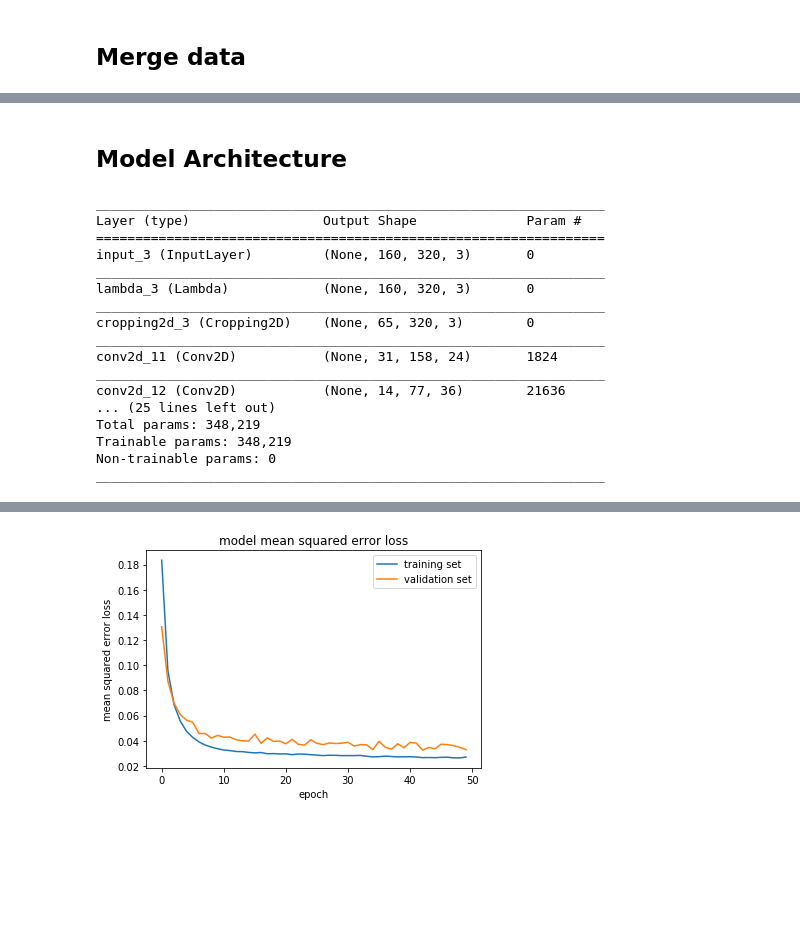
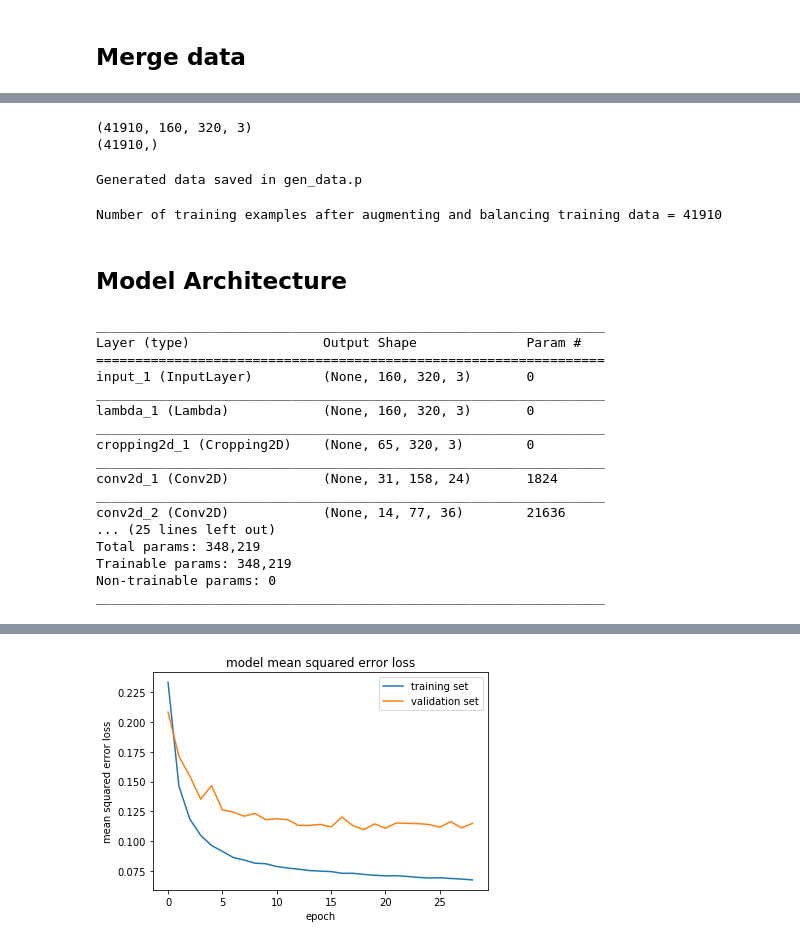
Before and after one commit to aimuch/CarND-Behavioral-Cloning-P3, a Jupyter notebook: train_mode.ipynb, the cells around one changed output, grey strips where cells are left out. Cells and saved outputs as stored; diff of their text form; code cells hidden in the pictures; blank space fills up the shorter version.

```diff
--- a/train_mode.ipynb
+++ b/train_mode.ipynb
@@ -165,0 +296,30 @@ print(y_train.shape)
+# %%
+print(X_train_processed.shape)
+print(y_train_processed.shape)
+# %% [output]
+(41910, 160, 320, 3)
+(41910,)
+# %%
+import pickle
+
+train_dataset_file = "gen_data.p"
+
+pickle.dump({
+        "features" : X_train_processed,
+        "labels" : y_train_processed
+    }, open(train_dataset_file, "wb" ),protocol=4)
+print("Generated data saved in", train_dataset_file)
+# %% [output]
+Generated data saved in gen_data.p
+# %%
+import pickle
+
+train_dataset_file = "gen_data.p"
+
+with open(train_dataset_file, mode='rb') as f:
+    gen_train = pickle.load(f)
+
+X_train, y_train = gen_train['features'], gen_train['labels']
+print("Number of training examples after augmenting and balancing training data =", X_train.shape[0])
+# %% [output]
+Number of training examples after augmenting and balancing training data = 41910
@@ -181,7 +355,7 @@ y = Dropout(0.25)(y)
 y = Dense(50,kernel_regularizer=keras.regularizers.l2(0.0005))(y)
 y = Dropout(0.25)(y)
 y = Dense(10,kernel_regularizer=keras.regularizers.l2(0.0005))(y)
-y = Dropout(0.2)(y)
+y = Dropout(0.1)(y)
 y = Dense(1)(y)
 model = Model(inputs=x, outputs=y)
 
@@ -190,27 +364,27 @@ model.summary()
 _________________________________________________________________
 Layer (type)                 Output Shape              Param #
 =================================================================
-input_3 (InputLayer)         (None, 160, 320, 3)       0
+input_1 (InputLayer)         (None, 160, 320, 3)       0
 _________________________________________________________________
-lambda_3 (Lambda)            (None, 160, 320, 3)       0
+lambda_1 (Lambda)            (None, 160, 320, 3)       0
 _________________________________________________________________
-cropping2d_3 (Cropping2D)    (None, 65, 320, 3)        0
+cropping2d_1 (Cropping2D)    (None, 65, 320, 3)        0
 _________________________________________________________________
-conv2d_11 (Conv2D)           (None, 31, 158, 24)       1824
+conv2d_1 (Conv2D)            (None, 31, 158, 24)       1824
 _________________________________________________________________
-conv2d_12 (Conv2D)           (None, 14, 77, 36)        21636
+conv2d_2 (Conv2D)            (None, 14, 77, 36)        21636
 ... (25 lines left out)
 Total params: 348,219
 Trainable params: 348,219
 Non-trainable params: 0
 _________________________________________________________________
 # %%
-def trainModel(model=model, X_train=X_train, y_train=y_train, batch_size=128, epochs=50, lr=0.0005, patience=10, savefile='./model.h5'):
+def trainModel(model=model, X_train=X_train, y_train=y_train, batch_size=128, epochs=50, lr=0.0005, patience=10, verbose=1, savefile='./model.h5'):
     adam_optimizer = keras.optimizers.Adam(lr=lr)
     model.compile(optimizer=adam_optimizer,loss=keras.losses.mean_squared_error)
     earlystop = keras.callbacks.EarlyStopping(monitor='val_loss', min_delta=0, patience=patience)
 
-    train_history = model.fit(X_train, y_train, batch_size=128, epochs=epochs, verbose=1, callbacks=[earlystop], validation_split=0.2, shuffle=True)
+    train_history = model.fit(X_train, y_train, batch_size=128, epochs=epochs, verbose=verbose, callbacks=[earlystop], validation_split=0.2, shuffle=True)
 
     model.save(savefile)
 
@@ -223,5 +397,5 @@ def trainModel(model=model, X_train=X_train, y_train=y_train, batch_size=128, ep
     plt.legend(['training set', 'validation set'], loc='best')
     plt.show()
 # %%
-trainModel(model,X_train,y_train)
+trainModel(model,X_train,y_train,verbose=2)
 # %% [output]
@@ -245,4 +419,4 @@ Epoch 50/50
-[figure, old version]
+[figure, new version]
 # %%
 from keras.models import load_model
 
```
Also changed, not shown: parts of 22 cells of this notebook, 6 other files.
